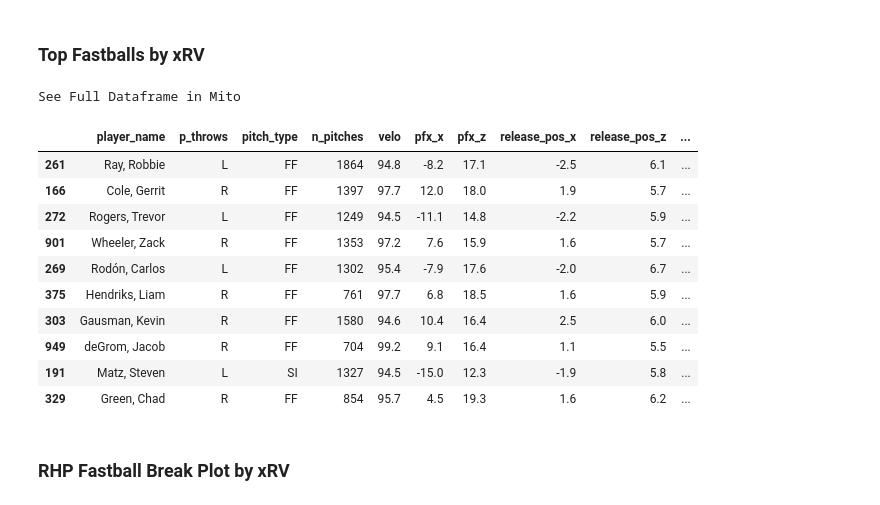
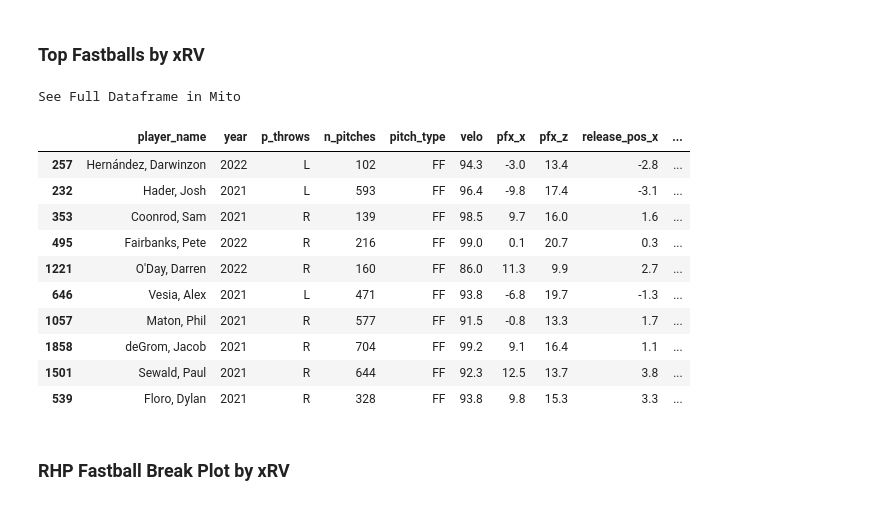
Before and after one commit to anthonyzurke/RVmodel, a Jupyter notebook: notebooks/stuff_21-22.ipynb, the cells around one changed output. Drawn from its saved outputs; the diff is of its cells as text; code cells hidden in the pictures.

```diff
--- a/notebooks/stuff_21-22.ipynb
+++ b/notebooks/stuff_21-22.ipynb
@@ -36,3 +36,10 @@ import warnings
 warnings.filterwarnings('ignore')
 # %% [markdown]
 # Data
+# %%
+data = pd.read_csv('../data/model-whiff.csv', index_col = [0])
+stuff_table = pd.read_csv('../data/stuff_table_21_22.csv', index_col = [0])
+stuff_grouped = pd.read_csv('../data/xwhiff_grouped_21_22.csv', index_col = [0])
+
+print(data.shape)
+data.head()
@@ -68,18 +89,24 @@ See Full Dataframe in Mito
 # %% [markdown]
 # Preprocessing
 # %%
-rhp_fb = xrv_grouped[xrv_grouped['pitch_type'].isin(['FF', 'SI']) & (xrv_grouped['p_throws'] == 'R')]
-lhp_fb = xrv_grouped[xrv_grouped['pitch_type'].isin(['FF', 'SI']) & (xrv_grouped['p_throws'] == 'L')]
-fb = xrv_grouped[xrv_grouped['pitch_type'].isin(['FF', 'SI'])]
-rhp_bb = xrv_grouped[xrv_grouped['pitch_type'].isin(['SL', 'FC', 'CU', 'KC']) & (xrv_grouped['p_throws'] == 'R')]
-lhp_bb = xrv_grouped[xrv_grouped['pitch_type'].isin(['SL', 'FC', 'CU', 'KC']) & (xrv_grouped['p_throws'] == 'L')]
-bb = xrv_grouped[xrv_grouped['pitch_type'].isin(['SL', 'FC', 'CU', 'KC'])]
-rhp_os = xrv_grouped[xrv_grouped['pitch_type'].isin(['CH', 'FS']) & (xrv_grouped['p_throws'] == 'R')]
-lhp_os = xrv_grouped[xrv_grouped['pitch_type'].isin(['CH', 'FS']) & (xrv_grouped['p_throws'] == 'L')]
-os = xrv_grouped[xrv_grouped['pitch_type'].isin(['CH', 'FS'])]
+rhp_fb = stuff_grouped[stuff_grouped['pitch_type'].isin(['FF', 'SI']) & (stuff_grouped['p_throws'] == 'R')]
+lhp_fb = stuff_grouped[stuff_grouped['pitch_type'].isin(['FF', 'SI']) & (stuff_grouped['p_throws'] == 'L')]
+fb = stuff_grouped[stuff_grouped['pitch_type'].isin(['FF', 'SI'])]
+rhp_bb = stuff_grouped[stuff_grouped['pitch_type'].isin(['SL', 'FC', 'CU', 'KC']) & (stuff_grouped['p_throws'] == 'R')]
+lhp_bb = stuff_grouped[stuff_grouped['pitch_type'].isin(['SL', 'FC', 'CU', 'KC']) & (stuff_grouped['p_throws'] == 'L')]
+bb = stuff_grouped[stuff_grouped['pitch_type'].isin(['SL', 'FC', 'CU', 'KC'])]
+rhp_os = stuff_grouped[stuff_grouped['pitch_type'].isin(['CH', 'FS']) & (stuff_grouped['p_throws'] == 'R')]
+lhp_os = stuff_grouped[stuff_grouped['pitch_type'].isin(['CH', 'FS']) & (stuff_grouped['p_throws'] == 'L')]
+os = stuff_grouped[stuff_grouped['pitch_type'].isin(['CH', 'FS'])]
 
-fb_rvtable = rv_table[rv_table['pitch_type'].isin(['FF', 'SI'])]
-bb_rvtable = rv_table[rv_table['pitch_type'].isin(['SL', 'FC', 'CU', 'KC'])]
-os_rvtable = rv_table[rv_table['pitch_type'].isin(['CH', 'FS'])]
+fb_stufftable = stuff_table[stuff_table['pitch_type'].isin(['FF', 'SI'])]
+fbr_stufftable = stuff_table[stuff_table['pitch_type'].isin(['FF', 'SI']) & (stuff_table['p_throws'] == 'R')]
+fbl_stufftable = stuff_table[stuff_table['pitch_type'].isin(['FF', 'SI']) & (stuff_table['p_throws'] == 'L')]
+bb_stufftable = stuff_table[stuff_table['pitch_type'].isin(['SL', 'FC', 'CU', 'KC'])]
+bbr_stufftable = stuff_table[stuff_table['pitch_type'].isin(['SL', 'FC', 'CU', 'KC']) & (stuff_table['p_throws'] == 'R')]
+bbl_stufftable = stuff_table[stuff_table['pitch_type'].isin(['SL', 'FC', 'CU', 'KC']) & (stuff_table['p_throws'] == 'L')]
+os_stufftable = stuff_table[stuff_table['pitch_type'].isin(['CH', 'FS'])]
+osr_stufftable = stuff_table[stuff_table['pitch_type'].isin(['CH', 'FS']) & (stuff_table['p_throws'] == 'R')]
+osl_stufftable = stuff_table[stuff_table['pitch_type'].isin(['CH', 'FS']) & (stuff_table['p_throws'] == 'L')]
 # %% [markdown]
 # Analysis
@@ -260,20 +329,20 @@ See Full Dataframe in Mito
 # %% [markdown]
 ### Top Fastballs by xRV
 # %%
-fb_rvtable.sort_values(by = 'xRV').head(10)
+fb_stufftable.sort_values(by = 'Stuff+', ascending = False).head(10)
 # %% [output]
 See Full Dataframe in Mito
-|  | player_name | p_throws | pitch_type | n_pitches | velo | pfx_x | pfx_z | release_pos_x | release_pos_z | ... |
-| 261 | Ray, Robbie | L | FF | 1864 | 94.8 | -8.2 | 17.1 | -2.5 | 6.1 | ... |
-| 166 | Cole, Gerrit | R | FF | 1397 | 97.7 | 12.0 | 18.0 | 1.9 | 5.7 | ... |
-| 272 | Rogers, Trevor | L | FF | 1249 | 94.5 | -11.1 | 14.8 | -2.2 | 5.9 | ... |
-| 901 | Wheeler, Zack | R | FF | 1353 | 97.2 | 7.6 | 15.9 | 1.6 | 5.7 | ... |
-| 269 | Rodón, Carlos | L | FF | 1302 | 95.4 | -7.9 | 17.6 | -2.0 | 6.7 | ... |
-| 375 | Hendriks, Liam | R | FF | 761 | 97.7 | 6.8 | 18.5 | 1.6 | 5.9 | ... |
-| 303 | Gausman, Kevin | R | FF | 1580 | 94.6 | 10.4 | 16.4 | 2.5 | 6.0 | ... |
-| 949 | deGrom, Jacob | R | FF | 704 | 99.2 | 9.1 | 16.4 | 1.1 | 5.5 | ... |
-| 191 | Matz, Steven | L | SI | 1327 | 94.5 | -15.0 | 12.3 | -1.9 | 5.8 | ... |
-| 329 | Green, Chad | R | FF | 854 | 95.7 | 4.5 | 19.3 | 1.6 | 6.2 | ... |
+|  | player_name | year | p_throws | n_pitches | pitch_type | velo | pfx_x | pfx_z | release_pos_x | ... |
+| 257 | Hernández, Darwinzon | 2022 | L | 102 | FF | 94.3 | -3.0 | 13.4 | -2.8 | ... |
+| 232 | Hader, Josh | 2021 | L | 593 | FF | 96.4 | -9.8 | 17.4 | -3.1 | ... |
+| 353 | Coonrod, Sam | 2021 | R | 139 | FF | 98.5 | 9.7 | 16.0 | 1.6 | ... |
+| 495 | Fairbanks, Pete | 2022 | R | 216 | FF | 99.0 | 0.1 | 20.7 | 0.3 | ... |
+| 1221 | O'Day, Darren | 2022 | R | 160 | FF | 86.0 | 11.3 | 9.9 | 2.7 | ... |
+| 646 | Vesia, Alex | 2021 | L | 471 | FF | 93.8 | -6.8 | 19.7 | -1.3 | ... |
+| 1057 | Maton, Phil | 2021 | R | 577 | FF | 91.5 | -0.8 | 13.3 | 1.7 | ... |
+| 1858 | deGrom, Jacob | 2021 | R | 704 | FF | 99.2 | 9.1 | 16.4 | 1.1 | ... |
+| 1501 | Sewald, Paul | 2021 | R | 644 | FF | 92.3 | 12.5 | 13.7 | 3.8 | ... |
+| 539 | Floro, Dylan | 2021 | R | 328 | FF | 93.8 | 9.8 | 15.3 | 3.3 | ... |
 # %% [markdown]
 ### RHP Fastball Break Plot by xRV
 # %%
```
Also changed, not shown: parts of 22 cells of this notebook.
